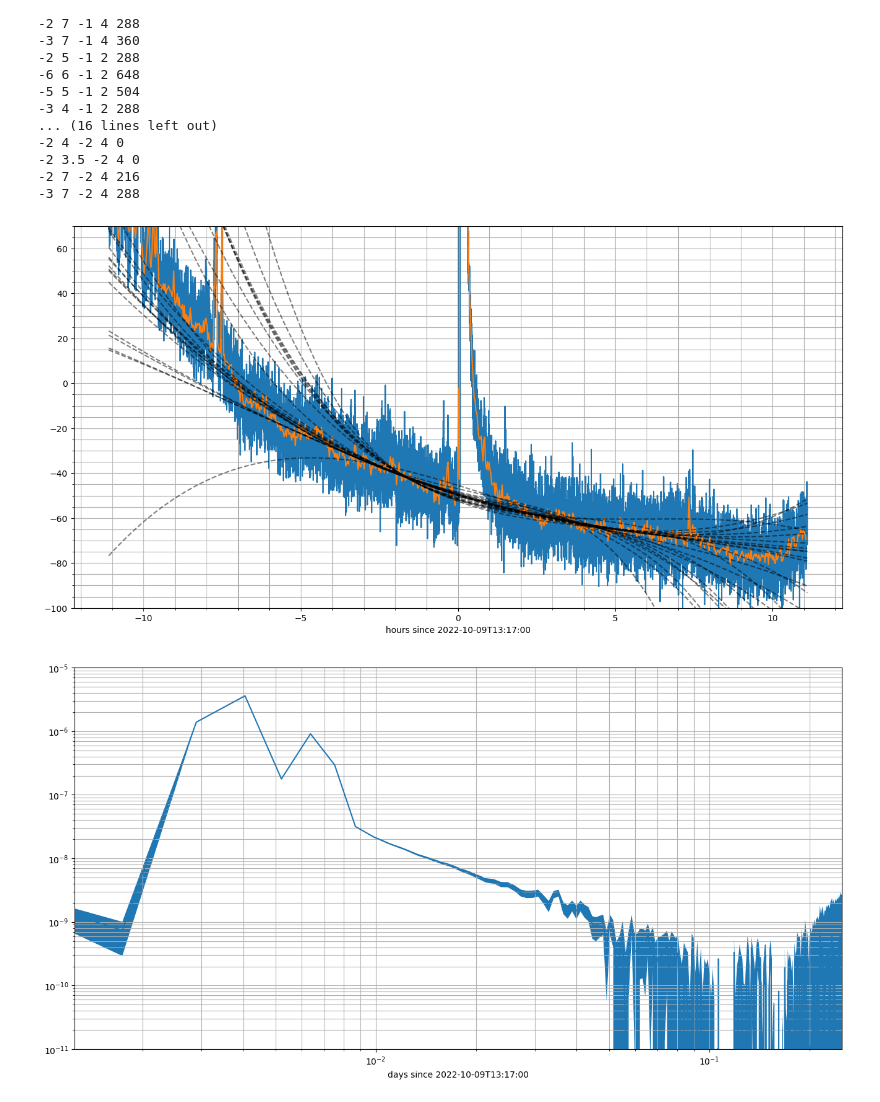
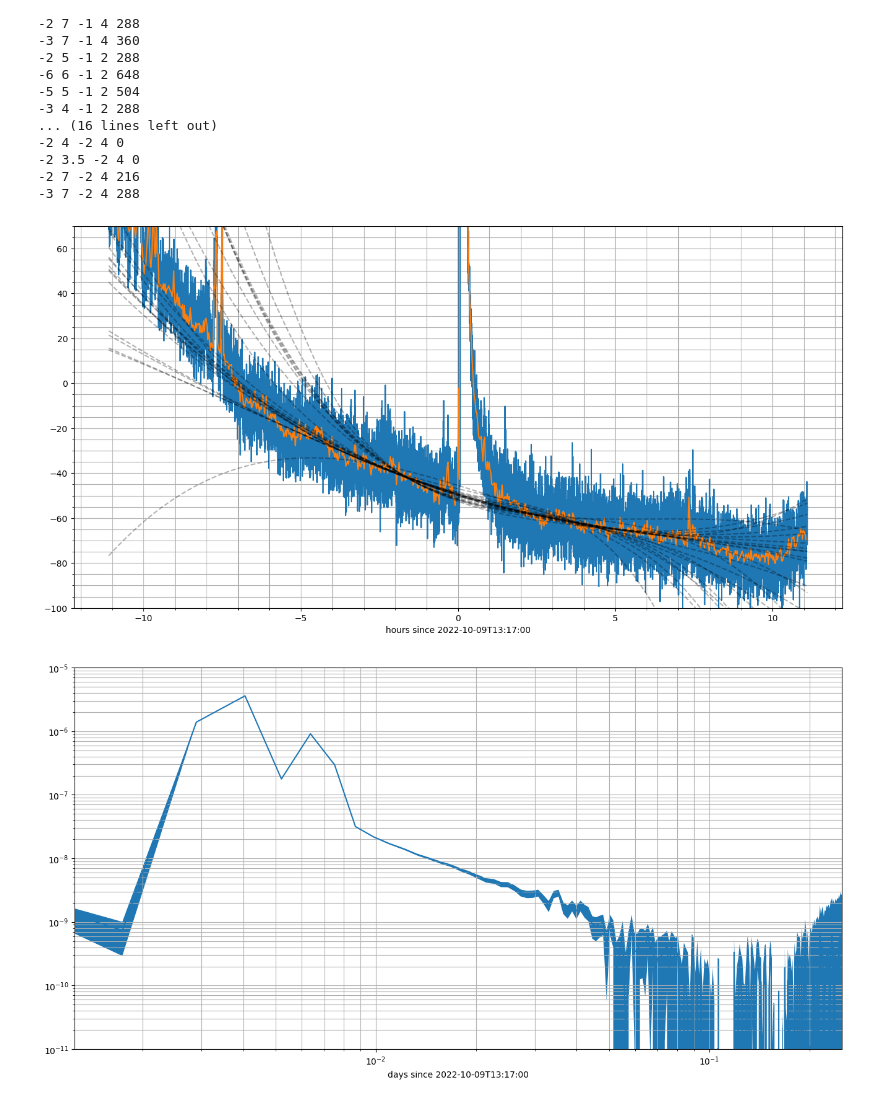
Before and after one commit to volodymyrss/grb221009, a Jupyter notebook: acs.ipynb, the cells around one changed output. Cells and saved outputs as stored; diff of their text form; code cells hidden in the pictures.

```diff
--- a/acs.ipynb
+++ b/acs.ipynb
@@ -102,35 +102,35 @@ for n in 100, 2000:
     plt.plot(
         (rebin(acslc.t, n)/n - T0_ijd)*24,
         rebin(acslc.c, n)/n - bkg, # - F((rebin(acslc.t, n)/n - T0_ijd)*24, *curve[0])
     )
 
 # plt.plot(
 #     T[m],
 #     (rebin(acslc.c, n)/n - bkg)[m]
 # )
 
 ccm = []
 
 for curve in curves:
     curve_counts = F((acslc.t - T0_ijd)*24, *curve[0])
     plt.plot(
         (acslc.t - T0_ijd)*24,
         curve_counts,
         ls="--",
         color='k',
-        alpha=0.5
+        alpha=0.3
     )
     ccm.append(curve_counts)
 
 plt.grid(which='both')
 
 plt.ylim([-100,70])
 plt.minorticks_on()
 
 plt.xlabel(f'hours since {T0_isot}')
 plt.savefig("acsbkg.pdf")
 # %% [output]
-[figure, old version]
+[figure, new version]
 # %%
 acslc['bkg_max'] = np.stack(ccm).max(0)
 acslc['bkg_min'] = np.stack(ccm).min(0)
```
Also changed, not shown: parts of 3 cells of this notebook, 5 other files.
